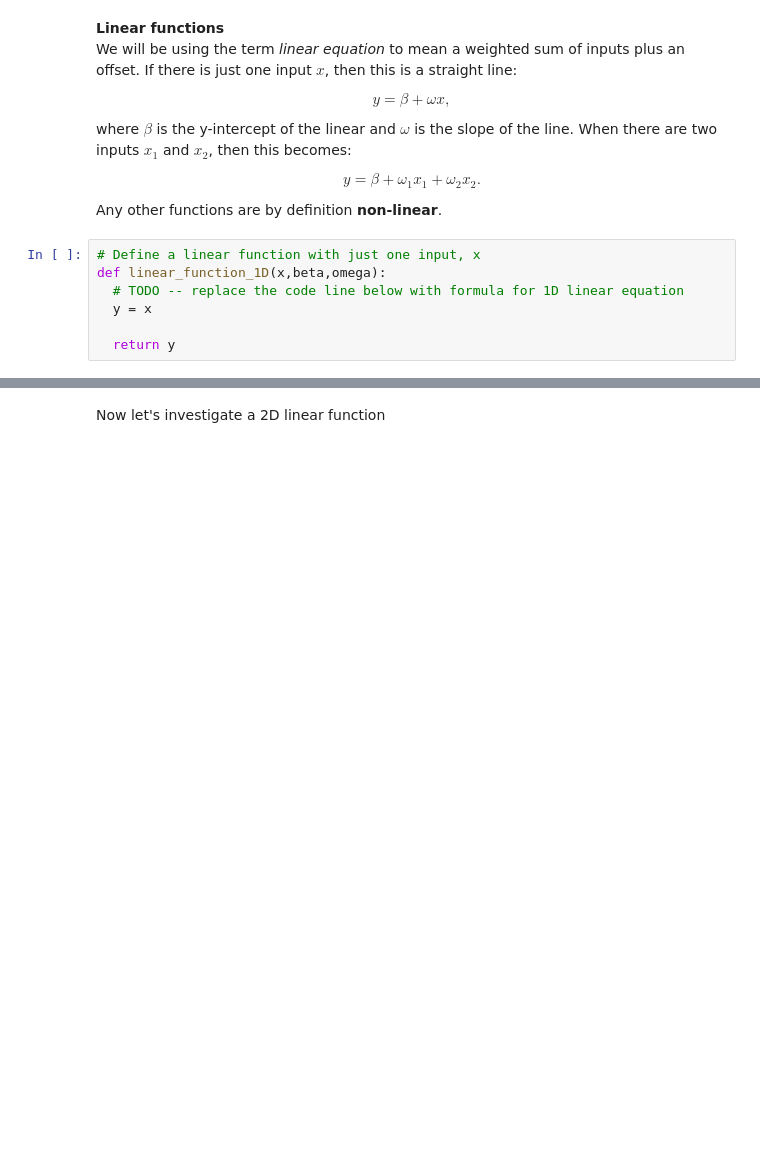
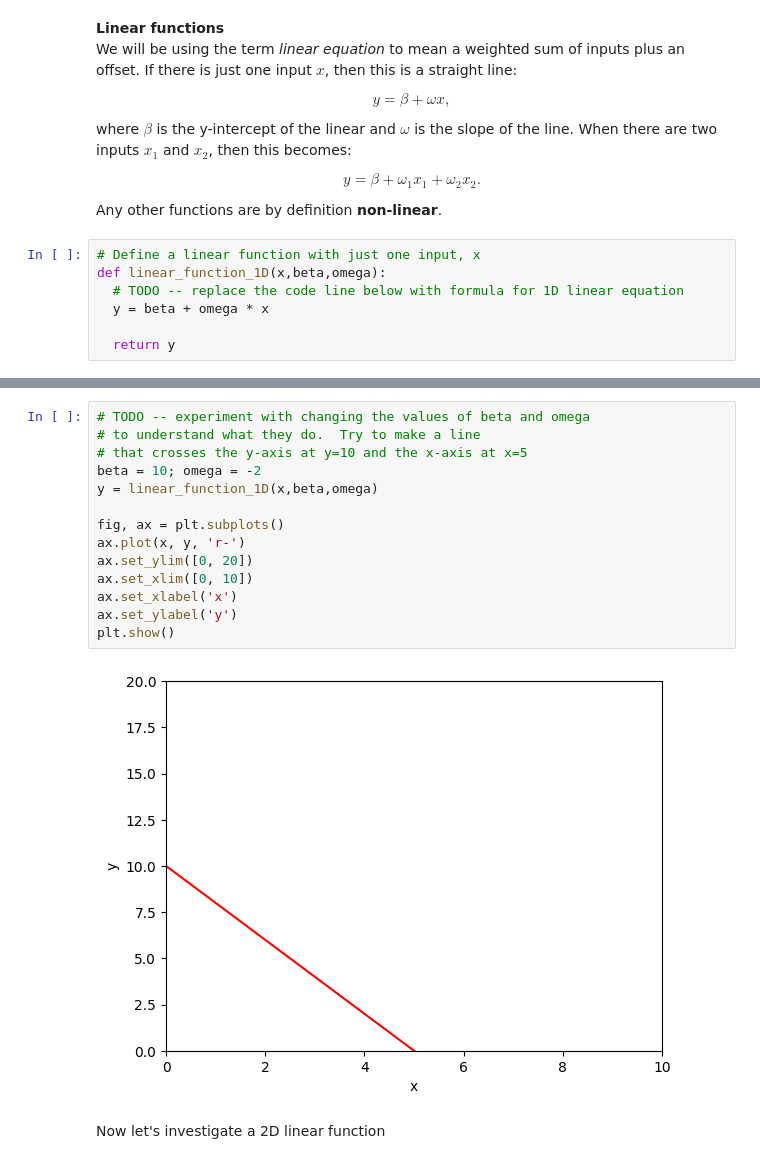
Before and after one commit to aahan-charak24/Deep-Learning-Mastery, a Jupyter notebook: Notebooks/Chap01/1_1_BackgroundMathematics.ipynb, the cells around one changed output, grey strips where cells are left out. Drawn from its saved outputs; the diff is of its cells as text; blank space fills up the shorter version.

```diff
--- a/Notebooks/Chap01/1_1_BackgroundMathematics.ipynb
+++ b/Notebooks/Chap01/1_1_BackgroundMathematics.ipynb
@@ -26,7 +26,7 @@ Any other functions are by definition **non-linear**.
 # Define a linear function with just one input, x
 def linear_function_1D(x,beta,omega):
   # TODO -- replace the code line below with formula for 1D linear equation
-  y = x
+  y = beta + omega * x
 
   return y
 # %%
@@ -53,3 +51,19 @@ plt.show()
+# %%
+# TODO -- experiment with changing the values of beta and omega
+# to understand what they do.  Try to make a line
+# that crosses the y-axis at y=10 and the x-axis at x=5
+beta = 10; omega = -2
+y = linear_function_1D(x,beta,omega)
+
+fig, ax = plt.subplots()
+ax.plot(x, y, 'r-')
+ax.set_ylim([0, 20])
+ax.set_xlim([0, 10])
+ax.set_xlabel('x')
+ax.set_ylabel('y')
+plt.show()
+# %% [output]
+[figure, added]
 # %% [markdown]
 Now let's investigate a 2D linear function
 # %%
```
Also changed, not shown: parts of 11 cells of this notebook.
